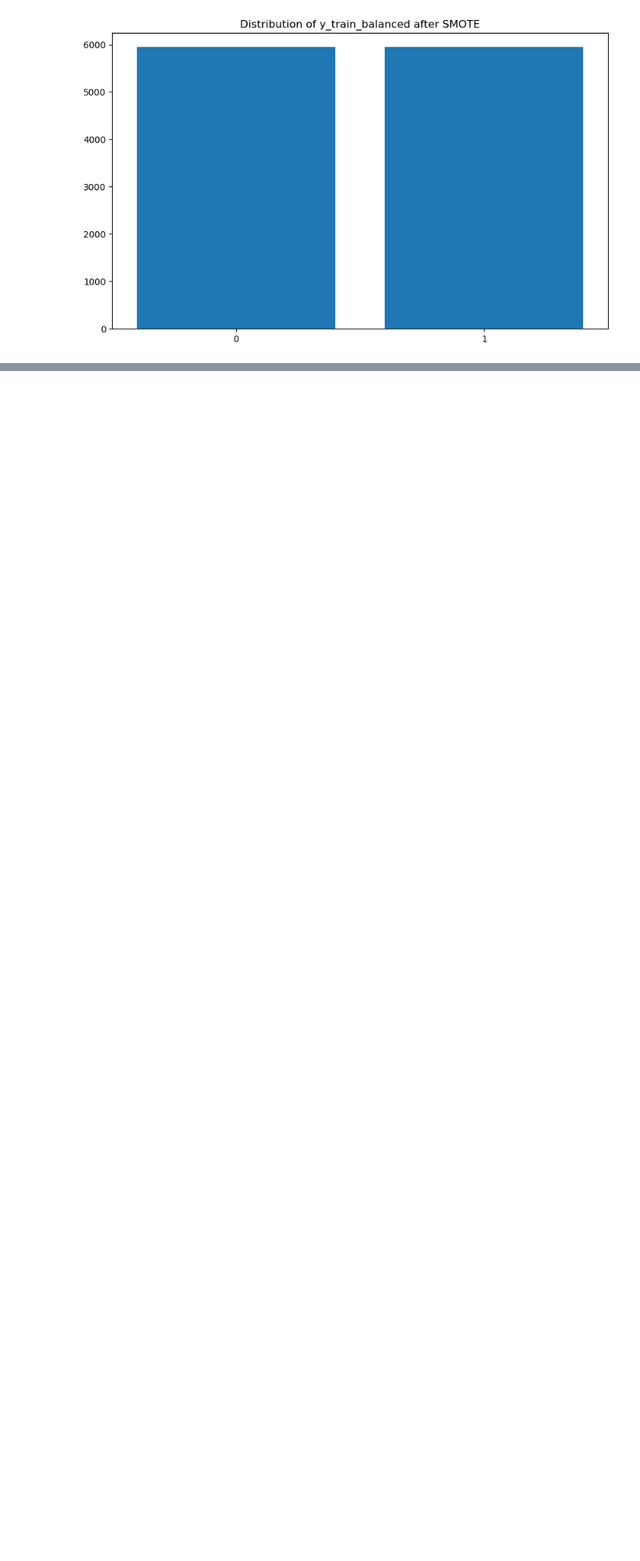
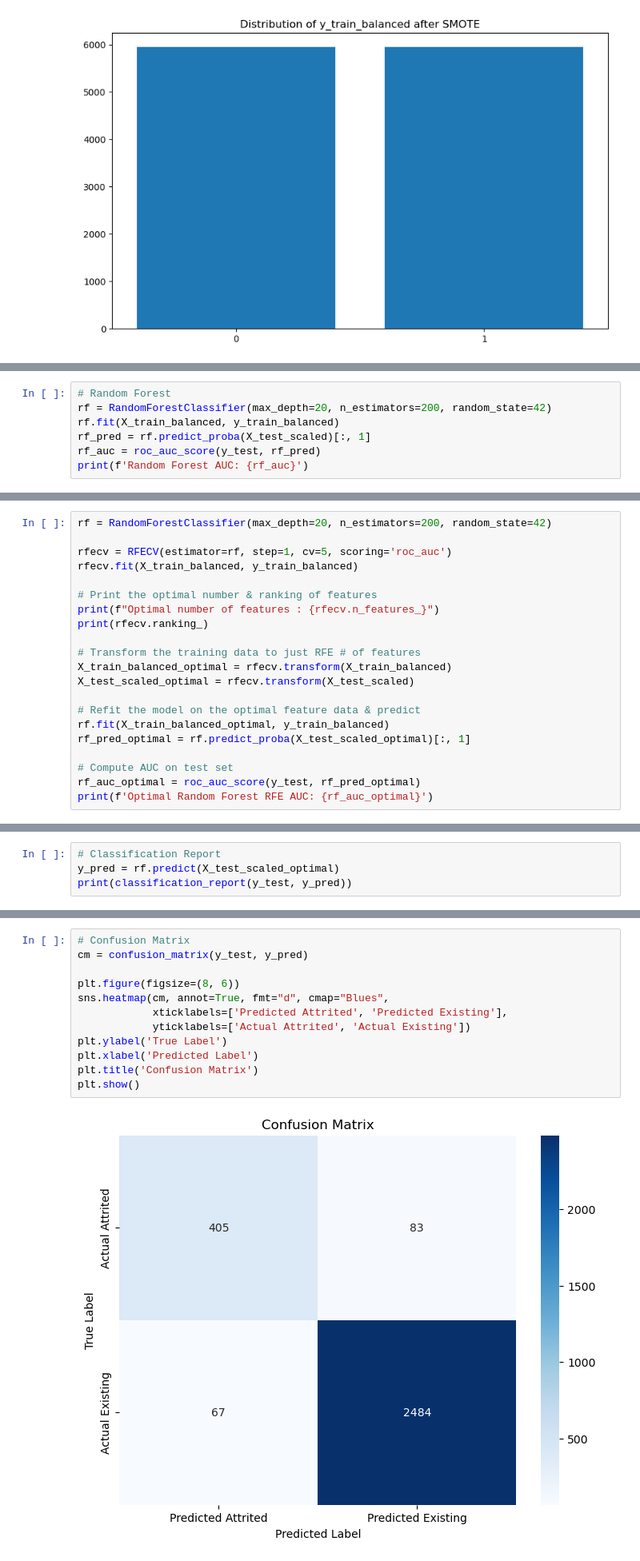
Before and after one commit to shailja-somani-0/ADS-505-Predict-Credit-Card-Churn, a Jupyter notebook: Final_Project.ipynb, the cells around one changed output, grey strips where cells are left out. Shown: that part at 80% size. Cells and saved outputs as stored; diff of their text form; blank space fills up the shorter version.

Commit message:
Model building, eval, graphs, & thresholding

```diff
--- a/Final_Project.ipynb
+++ b/Final_Project.ipynb
@@ -262,0 +354,7 @@ After: Counter({'Attrited Customer': 5949, 'Existing Customer': 5949})
+# %%
+# Random Forest
+rf = RandomForestClassifier(max_depth=20, n_estimators=200, random_state=42)
+rf.fit(X_train_balanced, y_train_balanced)
+rf_pred = rf.predict_proba(X_test_scaled)[:, 1]
+rf_auc = roc_auc_score(y_test, rf_pred)
+print(f'Random Forest AUC: {rf_auc}')
@@ -262,0 +366,21 @@ After: Counter({'Attrited Customer': 5949, 'Existing Customer': 5949})
+# %%
+rf = RandomForestClassifier(max_depth=20, n_estimators=200, random_state=42)
+
+rfecv = RFECV(estimator=rf, step=1, cv=5, scoring='roc_auc')
+rfecv.fit(X_train_balanced, y_train_balanced)
+
+# Print the optimal number & ranking of features
+print(f"Optimal number of features : {rfecv.n_features_}")
+print(rfecv.ranking_)
+
+# Transform the training data to just RFE # of features
+X_train_balanced_optimal = rfecv.transform(X_train_balanced)
+X_test_scaled_optimal = rfecv.transform(X_test_scaled)
+
+# Refit the model on the optimal feature data & predict
+rf.fit(X_train_balanced_optimal, y_train_balanced)
+rf_pred_optimal = rf.predict_proba(X_test_scaled_optimal)[:, 1]
+
+# Compute AUC on test set
+rf_auc_optimal = roc_auc_score(y_test, rf_pred_optimal)
+print(f'Optimal Random Forest RFE AUC: {rf_auc_optimal}')
@@ -262,0 +427,4 @@ After: Counter({'Attrited Customer': 5949, 'Existing Customer': 5949})
+# %%
+# Classification Report
+y_pred = rf.predict(X_test_scaled_optimal)
+print(classification_report(y_test, y_pred))
@@ -262,0 +440,14 @@ After: Counter({'Attrited Customer': 5949, 'Existing Customer': 5949})
+# %%
+# Confusion Matrix
+cm = confusion_matrix(y_test, y_pred)
+
+plt.figure(figsize=(8, 6))
+sns.heatmap(cm, annot=True, fmt="d", cmap="Blues",
+            xticklabels=['Predicted Attrited', 'Predicted Existing'],
+            yticklabels=['Actual Attrited', 'Actual Existing'])
+plt.ylabel('True Label')
+plt.xlabel('Predicted Label')
+plt.title('Confusion Matrix')
+plt.show()
+# %% [output]
+[figure, added]
```
Also changed, not shown: parts of 26 cells of this notebook.
